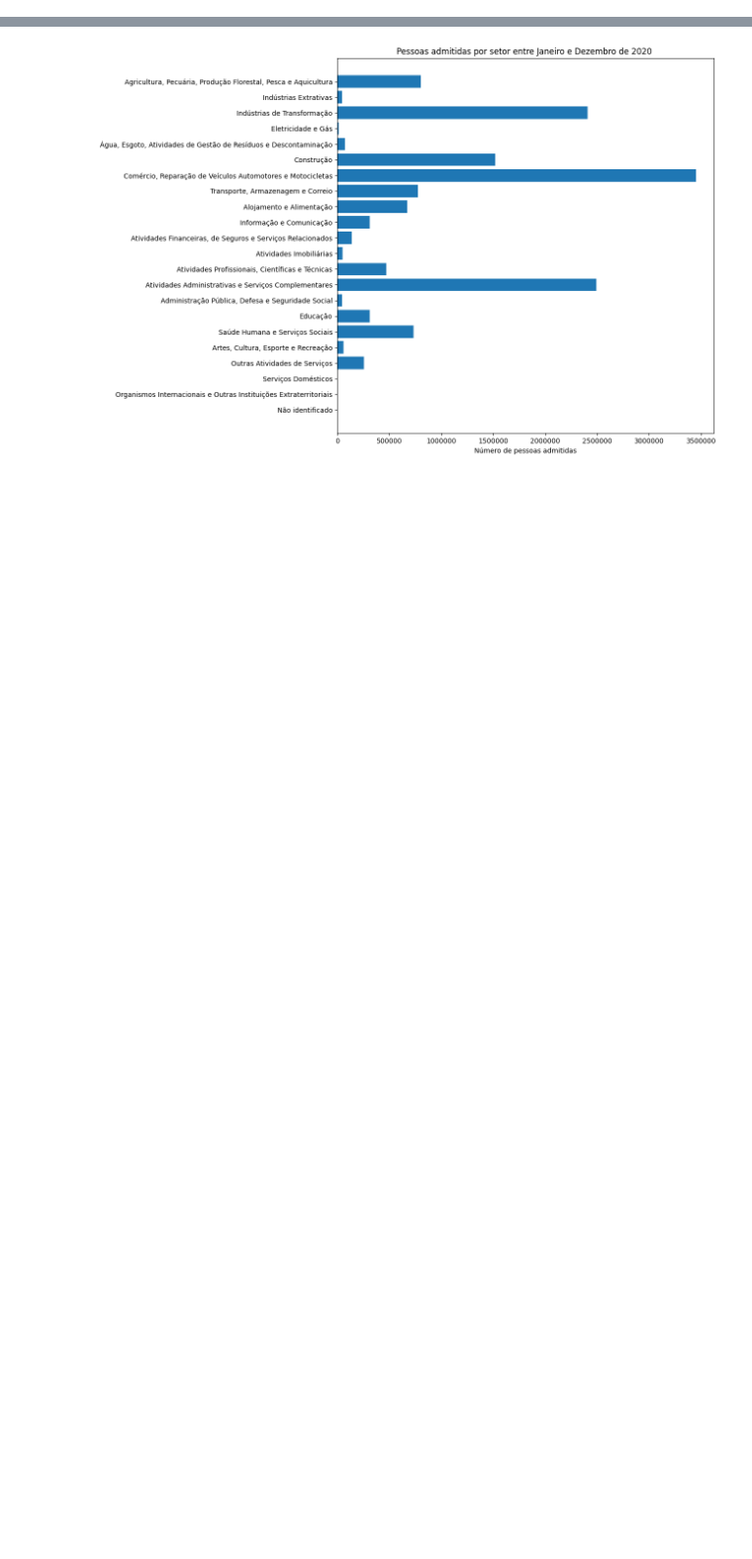
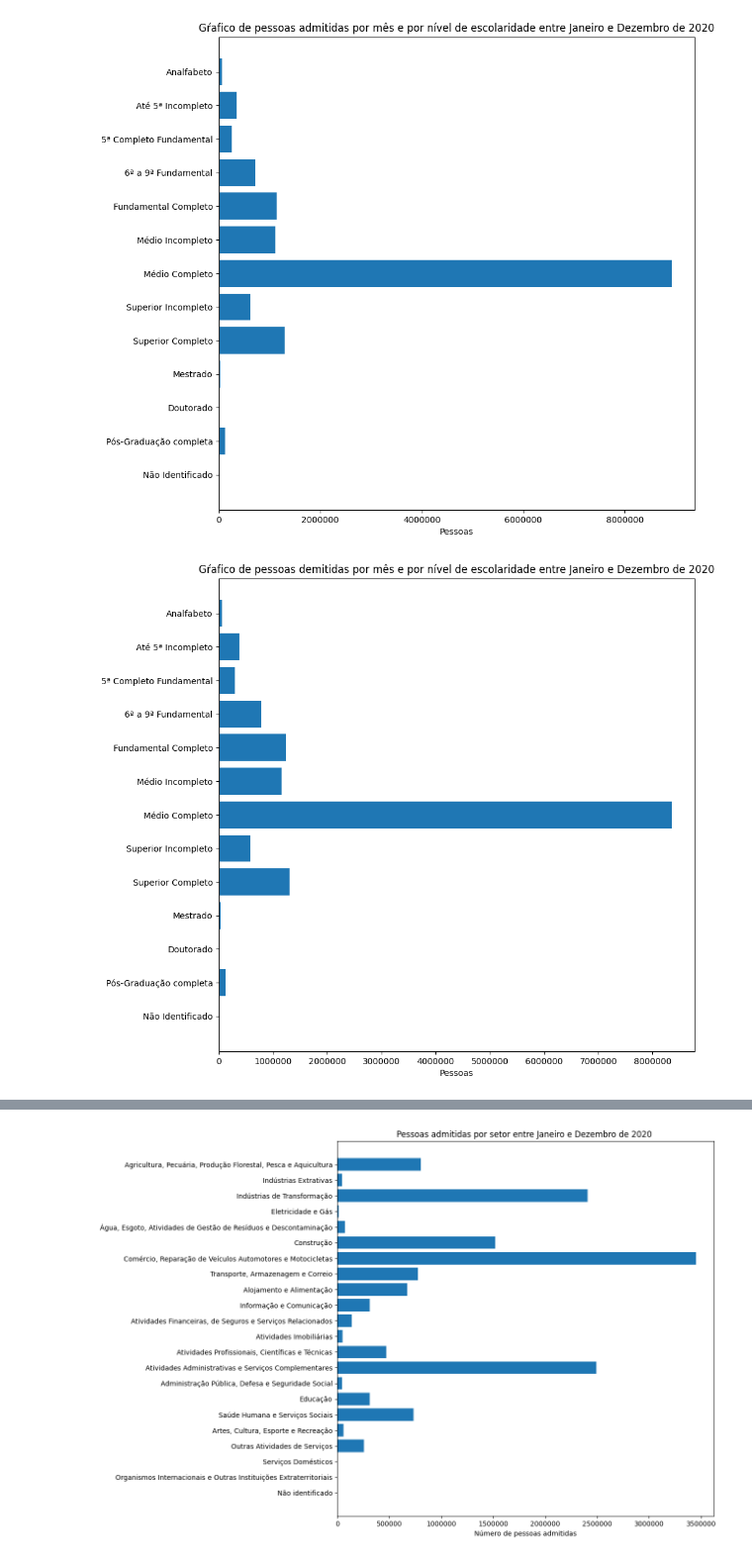
Before and after one commit to barbaraport/analise-empregabilidade-caged, a Jupyter notebook: analise-empregabilidade-caged.ipynb, the cells around one changed output, grey strips where cells are left out. Shown at 99% size. Saved outputs shown, nothing was run; the diff lists cells and outputs as text; code cells hidden in the pictures; blank space fills up the shorter version.

Commit message:
ajustes grafico de escolaridade

```diff
--- a/analise-empregabilidade-caged.ipynb
+++ b/analise-empregabilidade-caged.ipynb
@@ -894,32 +901,42 @@ def contagemEmpregoPorInstrucao(dic):
 
 def plotGraficoEmpregoInstrucao(lista,ylabel,xlabel,title,tamanhox,tamanhoy,meses,tipo):
 
     pessoas = {}
     for k,instrucao in grau_instrucao.items():
         pessoas[instrucao] = 0
     for mes,dic in enumerate(lista):
         for instrucao, qtd_pessoas in dic[tipo].items():
             pessoas[instrucao]+=qtd_pessoas
 
     barWidth = 0.25
     plt.rcdefaults()
     fig, ax = plt.subplots()
     y_pos = np.arange(len(pessoas.keys()))
     grafico = []
     for instrucao,qtd_pessoas in pessoas.items():
         grafico.append(qtd_pessoas)
     ax.barh(y_pos,grafico, align='center')
     ax.set_yticks(y_pos)
     ax.set_yticklabels(pessoas.keys())
     ax.invert_yaxis()
     ax.set_xlabel(xlabel)
     ax.set_title(title)
     fig.set_size_inches(tamanhox, tamanhoy)
     plt.ticklabel_format(style='plain', axis='x')
 
     plt.show()
 empregoPorNivelInstrucao2020 = []
+empregoPorNivelInstrucao2021 = []
+
 for mes in movimento2020:
     empregoPorNivelInstrucao2020.append(contagemEmpregoPorInstrucao(movimento2020[mes].groupby(['tipomovimentação'])['graudeinstrução'].value_counts().to_dict()))
-#print(empregoPorNivelInstrucao2020)
-plotGraficoEmpregoInstrucao(empregoPorNivelInstrucao2020,'Grau de instrução','Pessoas','Gŕafico de pessoas admitidas por mês e por nível de escolaridade ente janeiro e dezembro de 2020',10,10,meses_grafico2020,'admitidos')
+for mes in movimento2021:
+    empregoPorNivelInstrucao2021.append(contagemEmpregoPorInstrucao(movimento2021[mes].groupby(['tipomovimentação'])['graudeinstrução'].value_counts().to_dict()))
+plotGraficoEmpregoInstrucao(empregoPorNivelInstrucao2020,'Grau de instrução','Pessoas','Gŕafico de pessoas admitidas por mês e por nível de escolaridade entre Janeiro e Dezembro de 2020',10,10,meses_grafico2020,'admitidos')
+plotGraficoEmpregoInstrucao(empregoPorNivelInstrucao2020,'Grau de instrução','Pessoas','Gŕafico de pessoas demitidas por mês e por nível de escolaridade entre Janeiro e Dezembro de 2020',10,10,meses_grafico2020,'demitidos')
+
+plotGraficoEmpregoInstrucao(empregoPorNivelInstrucao2021,'Grau de instrução','Pessoas','Gŕafico de pessoas admitidas por mês e por nível de escolaridade entre Janeiro e Abril de 2021',10,10,meses_grafico2021,'admitidos')
+plotGraficoEmpregoInstrucao(empregoPorNivelInstrucao2021,'Grau de instrução','Pessoas','Gŕafico de pessoas demitidas por mês e por nível de escolaridade entre Janeiro e Abril de 2021',10,10,meses_grafico2021,'demitidos')
+# %% [output]
+[figure, added]
+[figure, added]
```
Also changed, not shown: parts of 6 cells of this notebook.
